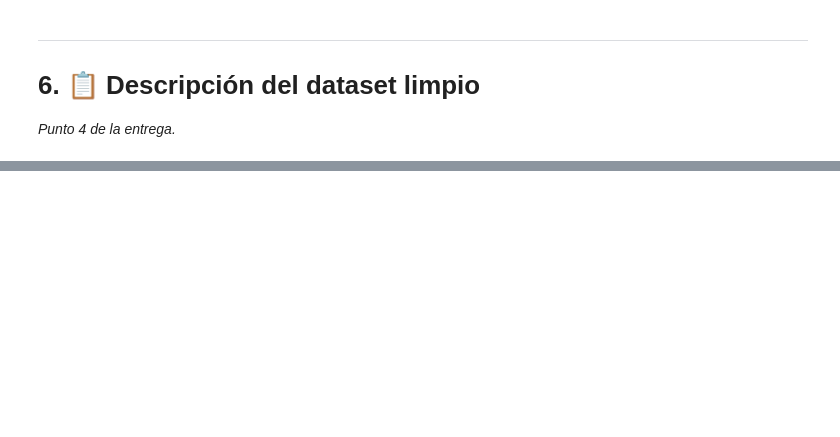
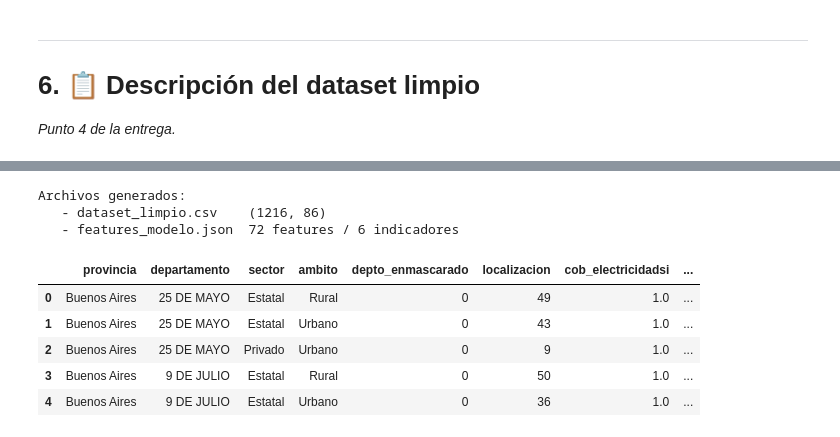
Before and after one commit to juanjosemfranchi-netizen/educacion_escolaridad, a Jupyter notebook: TRABAJO_APREN_AUTOMATICO_completo.ipynb, the cells around one changed output, grey strips where cells are left out. Cells and saved outputs as stored; diff of their text form; code cells hidden in the pictures; blank space fills up the shorter version.

Commit message:
Ejercicio 6 terminado, falta redaccion del modelo propuesto y validar el resto de las redacciones

```diff
--- a/TRABAJO_APREN_AUTOMATICO_completo.ipynb
+++ b/TRABAJO_APREN_AUTOMATICO_completo.ipynb
@@ -2390 +2467,25 @@ Provincias sin dato en secundaria: ['SANTA CRUZ']
+# %%
+df_limpio.to_csv("dataset_limpio.csv", index=False, encoding="utf-8")
+with open("features_modelo.json", "w", encoding="utf-8") as fh:
+    json.dump({"features_infraestructura": FEATURES_INFRA,
+               "features_provinciales": PROV,
+               "indicadores_por_grupo": TASAS,
+               "identificacion": IDS,
+               "umbral_matricula": MIN_MATRICULA,
+               "hoja_rezago_provincial": HOJA_PREVIA}, fh, ensure_ascii=False, indent=1)
+
+print("Archivos generados:")
+print("   - dataset_limpio.csv   ", df_limpio.shape)
+print("   - features_modelo.json ", len(FEATURES), "features /", len(TASAS), "indicadores")
+df_limpio.head()
+# %% [output]
+Archivos generados:
+   - dataset_limpio.csv    (1216, 86)
+   - features_modelo.json  72 features / 6 indicadores
+|  | provincia | departamento | sector | ambito | depto_enmascarado | localizacion | cob_electricidadsi | ... |
+| 0 | Buenos Aires | 25 DE MAYO | Estatal | Rural | 0 | 49 | 1.0 | ... |
+| 1 | Buenos Aires | 25 DE MAYO | Estatal | Urbano | 0 | 43 | 1.0 | ... |
+| 2 | Buenos Aires | 25 DE MAYO | Privado | Urbano | 0 | 9 | 1.0 | ... |
+| 3 | Buenos Aires | 9 DE JULIO | Estatal | Rural | 0 | 50 | 1.0 | ... |
+| 4 | Buenos Aires | 9 DE JULIO | Estatal | Urbano | 0 | 36 | 1.0 | ... |
 # %% [markdown]
```
Also changed, not shown: parts of 13 cells of this notebook.
